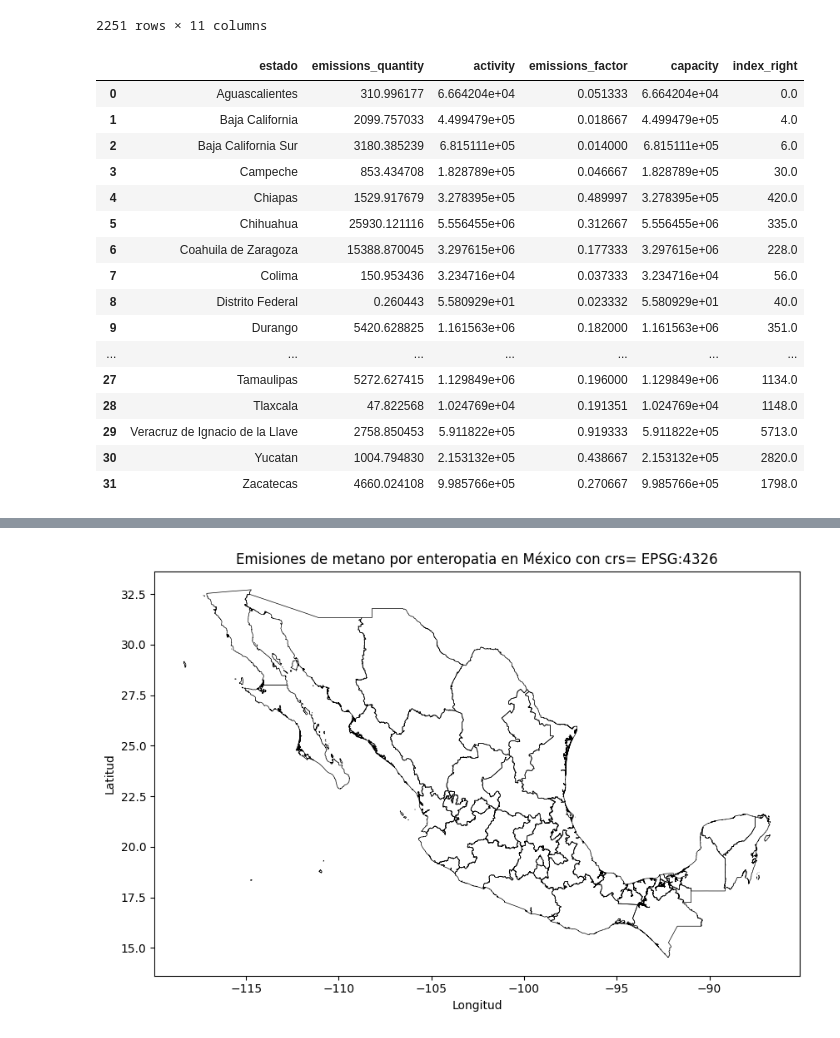
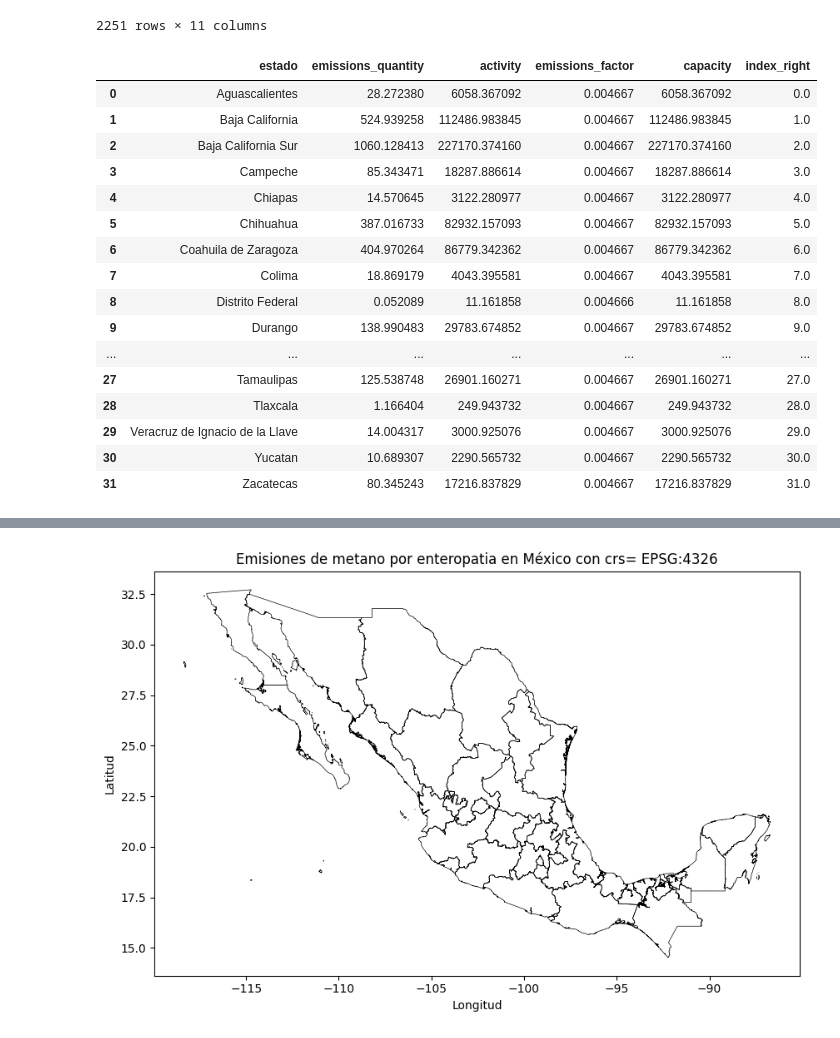
Before and after one commit to heritaco/Geospatial-Data-Analysis, a Jupyter notebook: 07-Interpolacion/llorar.ipynb, the cells around one changed output, grey strips where cells are left out. Saved outputs shown, nothing was run; the diff lists cells and outputs as text; code cells hidden in the pictures.

```diff
--- a/07-Interpolacion/llorar.ipynb
+++ b/07-Interpolacion/llorar.ipynb
@@ -135,28 +135,28 @@ municipios_con_estado.to_file('2-enteric-fermentation-cattle-pasture-emissions-m
 # %%
 # sumar por estado
 temp_df = municipios_con_estado.drop(columns=["geometry", "shapeISO", "geometry_ref", "lat", "lon"])
-municipios_con_estado_sum = temp_df.groupby('shapeName').sum()
+municipios_con_estado_sum = temp_df.groupby('shapeName').mean()
 municipios_con_estado_sum = municipios_con_estado_sum.reset_index()
 municipios_con_estado_sum = municipios_con_estado_sum.rename(columns={"shapeName": "estado"})
 municipios_con_estado_sum
 # %% [output]
 |  | estado | emissions_quantity | activity | emissions_factor | capacity | index_right |
-| 0 | Aguascalientes | 310.996177 | 6.664204e+04 | 0.051333 | 6.664204e+04 | 0.0 |
-| 1 | Baja California | 2099.757033 | 4.499479e+05 | 0.018667 | 4.499479e+05 | 4.0 |
-| 2 | Baja California Sur | 3180.385239 | 6.815111e+05 | 0.014000 | 6.815111e+05 | 6.0 |
-| 3 | Campeche | 853.434708 | 1.828789e+05 | 0.046667 | 1.828789e+05 | 30.0 |
-| 4 | Chiapas | 1529.917679 | 3.278395e+05 | 0.489997 | 3.278395e+05 | 420.0 |
-| 5 | Chihuahua | 25930.121116 | 5.556455e+06 | 0.312667 | 5.556455e+06 | 335.0 |
-| 6 | Coahuila de Zaragoza | 15388.870045 | 3.297615e+06 | 0.177333 | 3.297615e+06 | 228.0 |
-| 7 | Colima | 150.953436 | 3.234716e+04 | 0.037333 | 3.234716e+04 | 56.0 |
-| 8 | Distrito Federal | 0.260443 | 5.580929e+01 | 0.023332 | 5.580929e+01 | 40.0 |
-| 9 | Durango | 5420.628825 | 1.161563e+06 | 0.182000 | 1.161563e+06 | 351.0 |
+| 0 | Aguascalientes | 28.272380 | 6058.367092 | 0.004667 | 6058.367092 | 0.0 |
+| 1 | Baja California | 524.939258 | 112486.983845 | 0.004667 | 112486.983845 | 1.0 |
+| 2 | Baja California Sur | 1060.128413 | 227170.374160 | 0.004667 | 227170.374160 | 2.0 |
+| 3 | Campeche | 85.343471 | 18287.886614 | 0.004667 | 18287.886614 | 3.0 |
+| 4 | Chiapas | 14.570645 | 3122.280977 | 0.004667 | 3122.280977 | 4.0 |
+| 5 | Chihuahua | 387.016733 | 82932.157093 | 0.004667 | 82932.157093 | 5.0 |
+| 6 | Coahuila de Zaragoza | 404.970264 | 86779.342362 | 0.004667 | 86779.342362 | 6.0 |
+| 7 | Colima | 18.869179 | 4043.395581 | 0.004667 | 4043.395581 | 7.0 |
+| 8 | Distrito Federal | 0.052089 | 11.161858 | 0.004666 | 11.161858 | 8.0 |
+| 9 | Durango | 138.990483 | 29783.674852 | 0.004667 | 29783.674852 | 9.0 |
 | ... | ... | ... | ... | ... | ... | ... |
-| 27 | Tamaulipas | 5272.627415 | 1.129849e+06 | 0.196000 | 1.129849e+06 | 1134.0 |
-| 28 | Tlaxcala | 47.822568 | 1.024769e+04 | 0.191351 | 1.024769e+04 | 1148.0 |
-| 29 | Veracruz de Ignacio de la Llave | 2758.850453 | 5.911822e+05 | 0.919333 | 5.911822e+05 | 5713.0 |
-| 30 | Yucatan | 1004.794830 | 2.153132e+05 | 0.438667 | 2.153132e+05 | 2820.0 |
-| 31 | Zacatecas | 4660.024108 | 9.985766e+05 | 0.270667 | 9.985766e+05 | 1798.0 |
+| 27 | Tamaulipas | 125.538748 | 26901.160271 | 0.004667 | 26901.160271 | 27.0 |
+| 28 | Tlaxcala | 1.166404 | 249.943732 | 0.004667 | 249.943732 | 28.0 |
+| 29 | Veracruz de Ignacio de la Llave | 14.004317 | 3000.925076 | 0.004667 | 3000.925076 | 29.0 |
+| 30 | Yucatan | 10.689307 | 2290.565732 | 0.004667 | 2290.565732 | 30.0 |
+| 31 | Zacatecas | 80.345243 | 17216.837829 | 0.004667 | 17216.837829 | 31.0 |
 # %%
 # make it geodataframe
 municipios_con_estado_sum = gpd.GeoDataFrame(municipios_con_estado_sum, geometry=estados.geometry)
```
Also changed, not shown: parts of 4 cells of this notebook, 4 other files.
